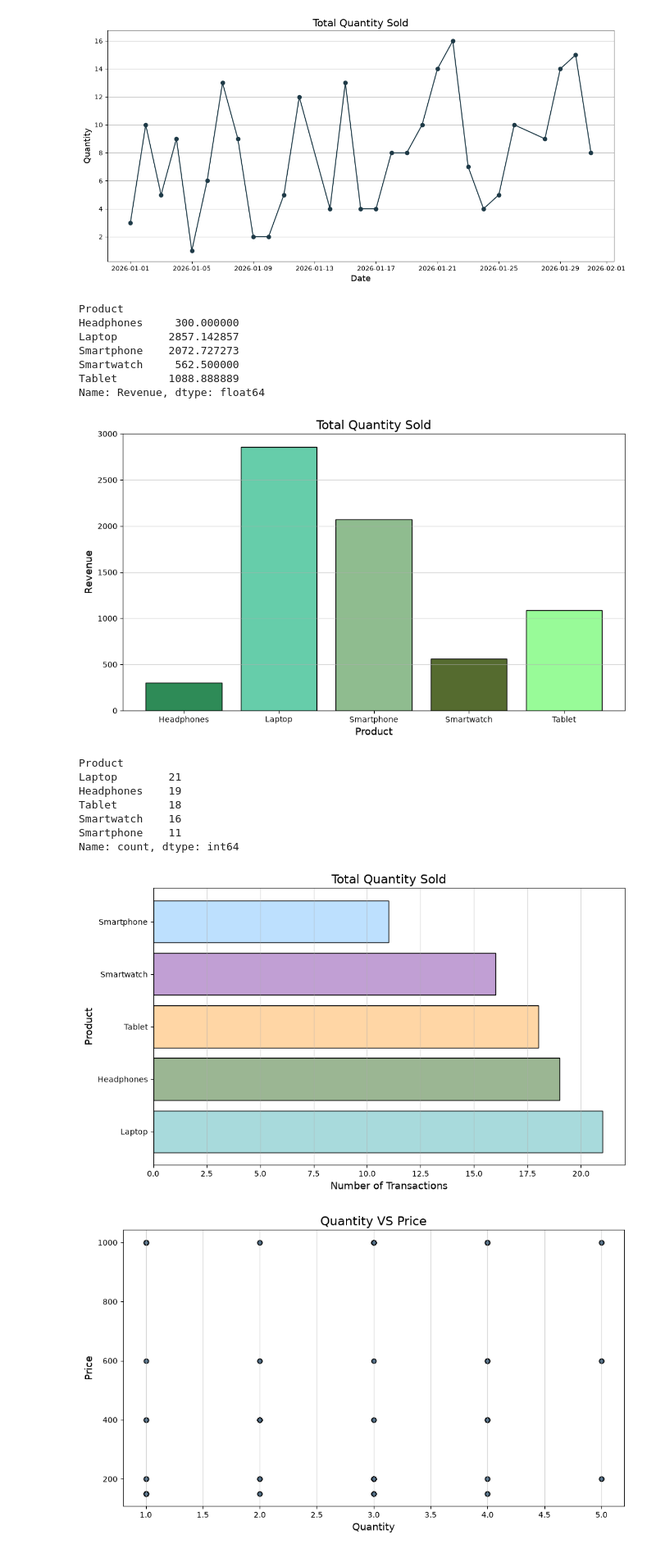
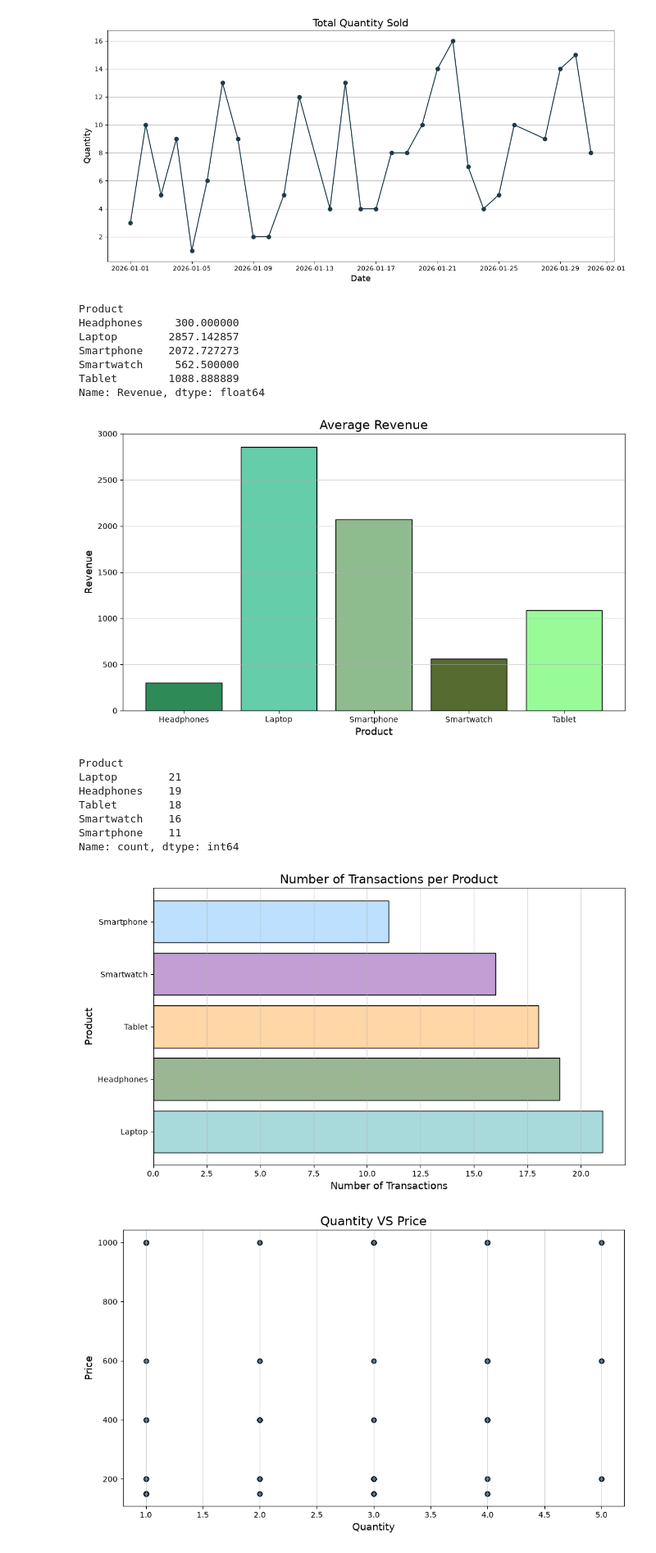
Before and after one commit to dilnazgrewal/Data_Science_Traning_45Days, a Jupyter notebook: Day_18_Matplotlib_continued.ipynb, the cells around one changed output. Shown at 82% size. Drawn from its saved outputs; the diff is of its cells as text; code cells hidden in the pictures.

```diff
--- a/Day_18_Matplotlib_continued.ipynb
+++ b/Day_18_Matplotlib_continued.ipynb
@@ -362,7 +362,7 @@ plt.bar(average_product.index, average_product.values, color = colors, edgecolor
 
 plt.xlabel("Product", fontsize = 13)
 plt.ylabel("Revenue", fontsize = 13)
-plt.title("Total Quantity Sold", fontsize = 16)
+plt.title("Average Revenue", fontsize = 16)
 
 plt.tight_layout()
 plt.grid(axis='y', alpha = 0.5)
@@ -375,37 +375,37 @@ Smartphone    2072.727273
 Smartwatch     562.500000
 Tablet        1088.888889
 Name: Revenue, dtype: float64
-[figure, old version]
+[figure, new version]
 # %%
 # ============================================
 # YOUR PRACTICE SPACE — Question 3
 # ============================================
 
 # **Bar Chart:** Create a horizontal bar chart showing the **number of transactions** per product (use `value_counts()`).
 transaction_number = (df['Product'].value_counts())
 
 print(transaction_number)
 
 colors = ['#A8DADC', "#9BB693", '#FFD6A5', "#C19FD4", '#BDE0FE']
 plt.figure(figsize=(10,6))
 plt.barh(transaction_number.index,transaction_number.values, color = colors, edgecolor = 'black')
 
 plt.ylabel("Product", fontsize = 13)
 plt.xlabel("Number of Transactions", fontsize = 13)
-plt.title("Total Quantity Sold", fontsize = 16)
+plt.title("Number of Transactions per Product", fontsize = 16)
 
 plt.tight_layout()
 plt.grid(axis='x', alpha = 0.5)
 plt.show()
 # %% [output]
 Product
 Laptop        21
 Headphones    19
 Tablet        18
 Smartwatch    16
 Smartphone    11
 Name: count, dtype: int64
-[figure, old version]
+[figure, new version]
 # %%
 # ============================================
 # YOUR PRACTICE SPACE — Question 4
```
Also changed, not shown: parts of 4 cells of this notebook.
